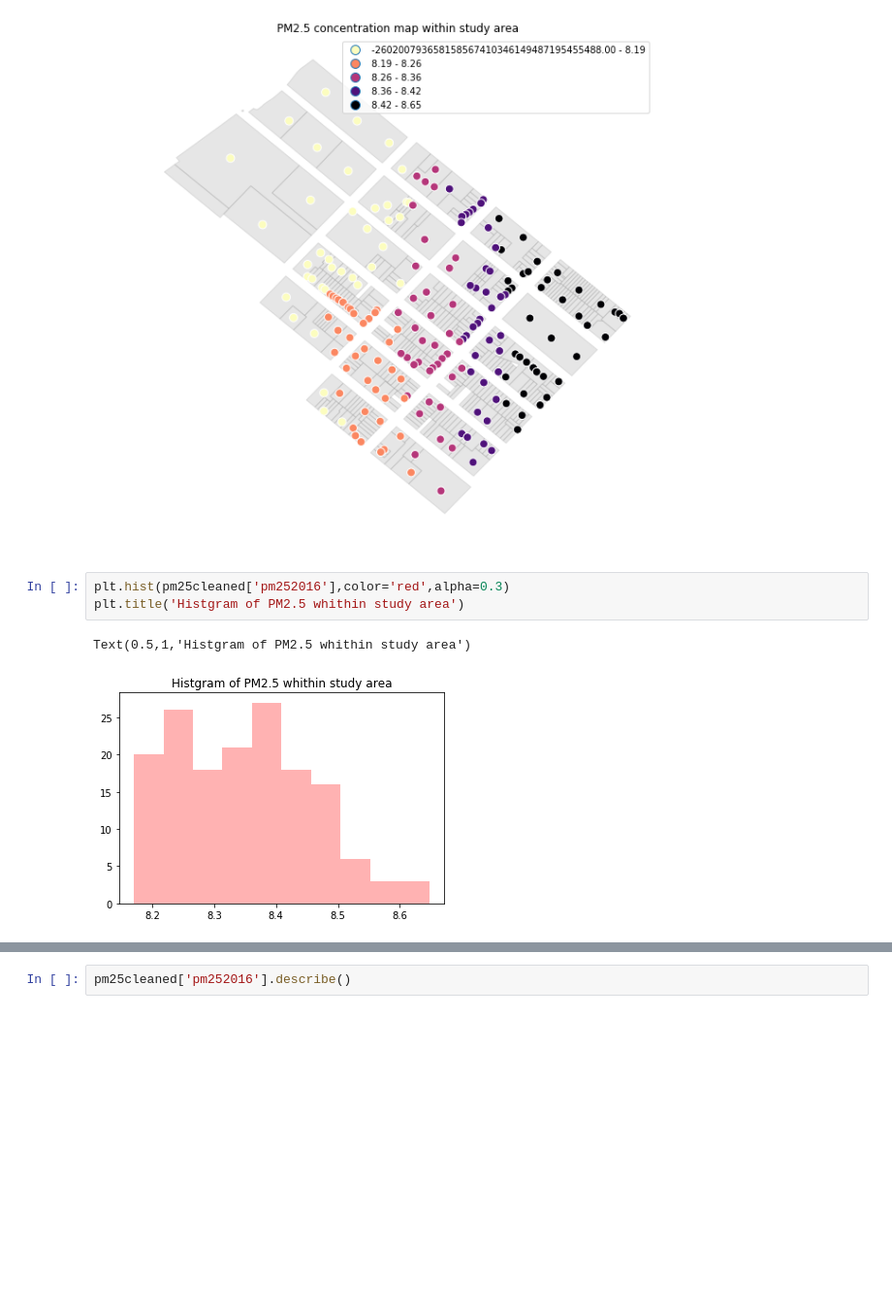
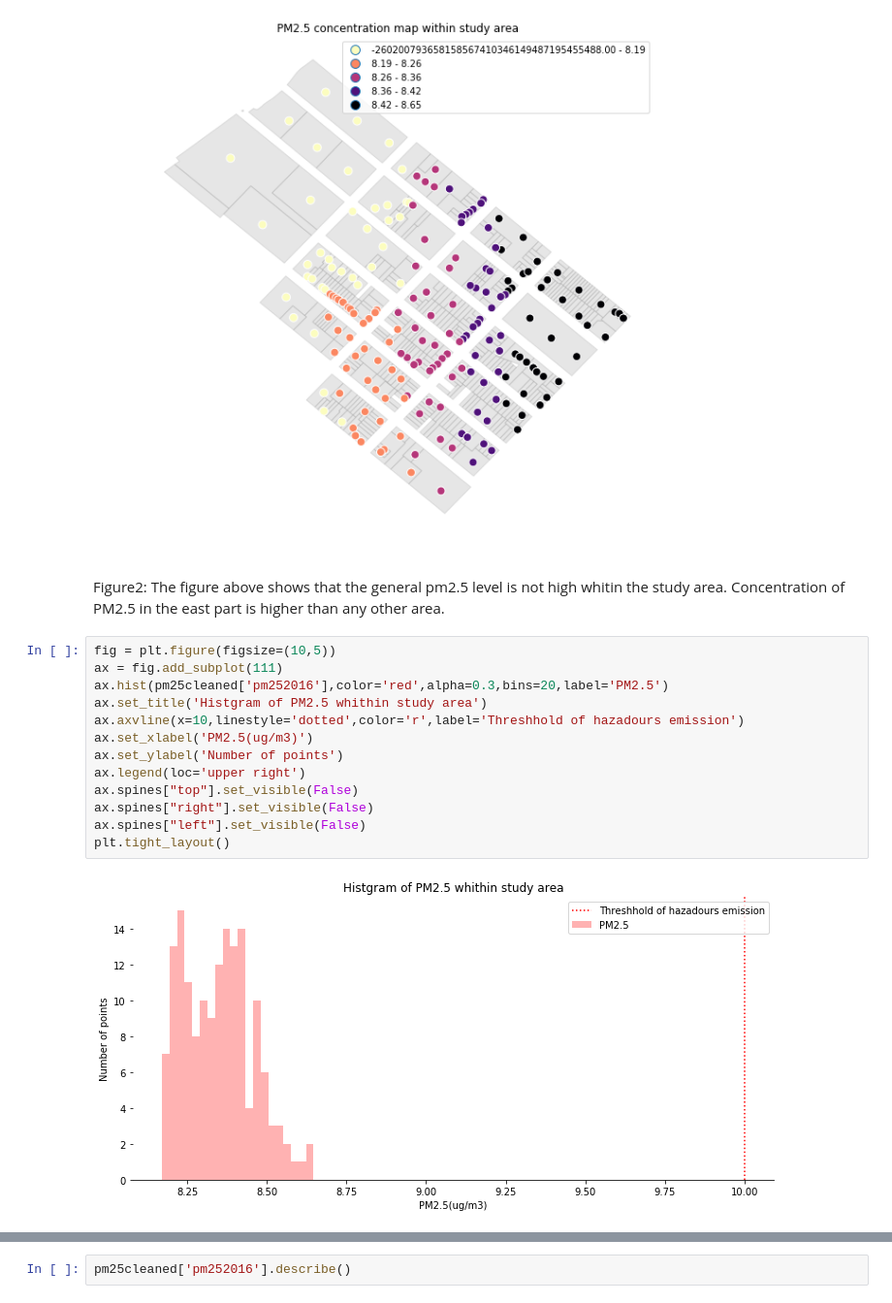
Before and after one commit to akash-y/digitalceqr, a Jupyter notebook: CHAPTER 18 - GHG/Air_Quality_buildings.ipynb, the cells around one changed output, grey strips where cells are left out. Shown at 97% size. Cells and saved outputs as stored; diff of their text form; blank space fills up the shorter version.

```diff
--- a/CHAPTER 18 - GHG/Hazadours_Materials_Analysis.ipynb
+++ b/CHAPTER 18 - GHG/Air_Quality_buildings.ipynb
@@ -88,9 +93,20 @@ ax.set_title('PM2.5 concentration map within study area')
 # %% [output]
 Text(0.5,1,'PM2.5 concentration map within study area')
 [figure]
-# %%
-plt.hist(pm25cleaned['pm252016'],color='red',alpha=0.3)
-plt.title('Histgram of PM2.5 whithin study area')
-# %% [output]
-Text(0.5,1,'Histgram of PM2.5 whithin study area')
-[figure, removed]
+# %% [markdown]
+Figure2: The figure above shows that the general pm2.5 level is not high whitin the study area. Concentration of PM2.5 in the east part is higher than any other area.
+# %%
+fig = plt.figure(figsize=(10,5))
+ax = fig.add_subplot(111)
+ax.hist(pm25cleaned['pm252016'],color='red',alpha=0.3,bins=20,label='PM2.5')
+ax.set_title('Histgram of PM2.5 whithin study area')
+ax.axvline(x=10,linestyle='dotted',color='r',label='Threshhold of hazadours emission')
+ax.set_xlabel('PM2.5(ug/m3)')
+ax.set_ylabel('Number of points')
+ax.legend(loc='upper right')
+ax.spines["top"].set_visible(False)
+ax.spines["right"].set_visible(False)
+ax.spines["left"].set_visible(False)
+plt.tight_layout()
+# %% [output]
+[figure, added]
```
Also changed, not shown: parts of 48 cells of this notebook, 2 other files.
